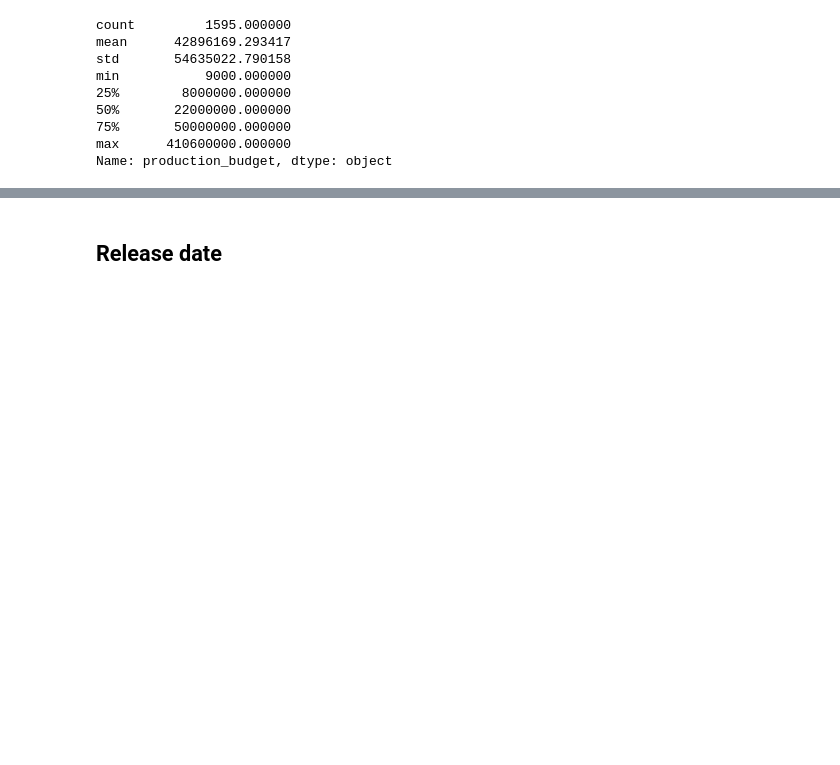
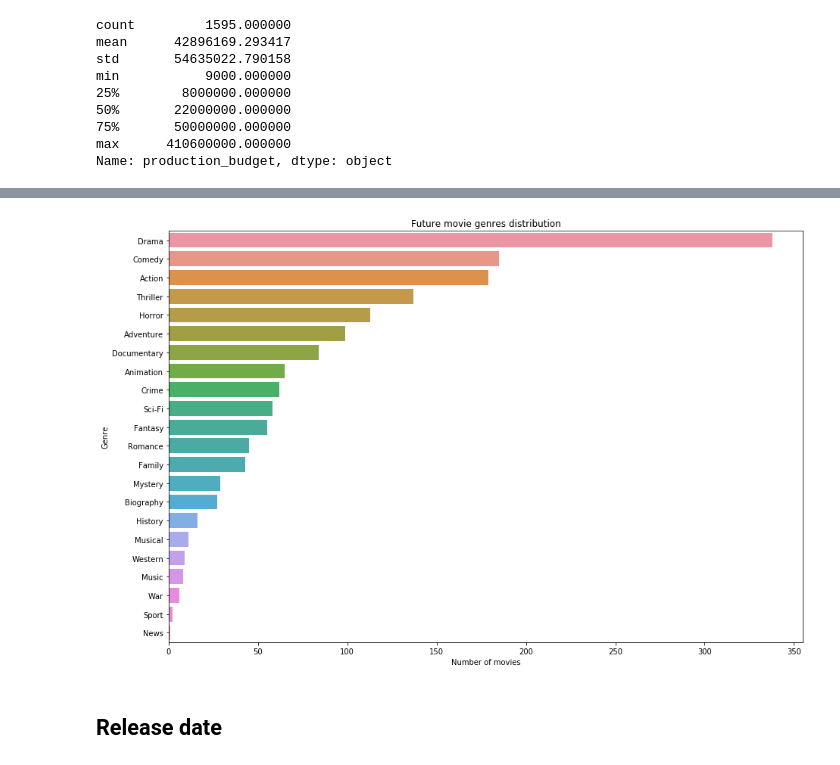
Before and after one commit to nadinezab/making-movies, a Jupyter notebook: Making Movies.ipynb, the cells around one changed output, grey strips where cells are left out. Cells and saved outputs as stored; diff of their text form; code cells hidden in the pictures; blank space fills up the shorter version.

Commit message:
Future movie genres

```diff
--- a/Making Movies.ipynb
+++ b/Making Movies.ipynb
@@ -1177,0 +1190,19 @@ sns.lineplot(x = 'release_year', y = 'worldwide_gross', hue = 'Action', data = m
+# %%
+# Obtain unique values in genres column
+genres = futuremovies['genres'].unique()
+genres[:5]
+# Split genres
+splitgenres = []
+for genre in genres:
+    splitgenres += genre.split(',')
+splitgenres[:5]
+# Use set to obtain unique values
+uniquegenres = set(splitgenres)
+uniquegenres
+# Turn back to list to be able to sort alphabetically
+listofgenres = list(uniquegenres)
+sortedgenres = sorted(listofgenres)
+sortedgenres[:5]
+# Create columns with genres
+for genre in sortedgenres:
+    futuremovies[genre] = 0
@@ -1177,0 +1219,8 @@ sns.lineplot(x = 'release_year', y = 'worldwide_gross', hue = 'Action', data = m
+# %%
+# Split genres in genres column
+futuremovies['genres'] = futuremovies['genres'].map(lambda x : x.split(','))
+# %%
+# Map to columns - set to 1 if genre applies
+for index, genres in enumerate(futuremovies['genres']):
+    for genre in genres:
+        futuremovies.loc[index,genre] = 1
@@ -1177,0 +1236,4 @@ sns.lineplot(x = 'release_year', y = 'worldwide_gross', hue = 'Action', data = m
+# %%
+# Run genre counter function on Movies DataFrame
+futuregenrescount = genrecounter(futuremovies)
+futuregenrescount
@@ -1178,3 +1258,7 @@ sns.lineplot(x = 'release_year', y = 'worldwide_gross', hue = 'Action', data = m
+# %%
+genreplot(futuregenrescount,'Future movie genres distribution')
+# %% [output]
+[figure, added]
 # %% [markdown]
 ## Release date
 # %% [markdown]
```
Also changed, not shown: parts of 14 cells of this notebook.
